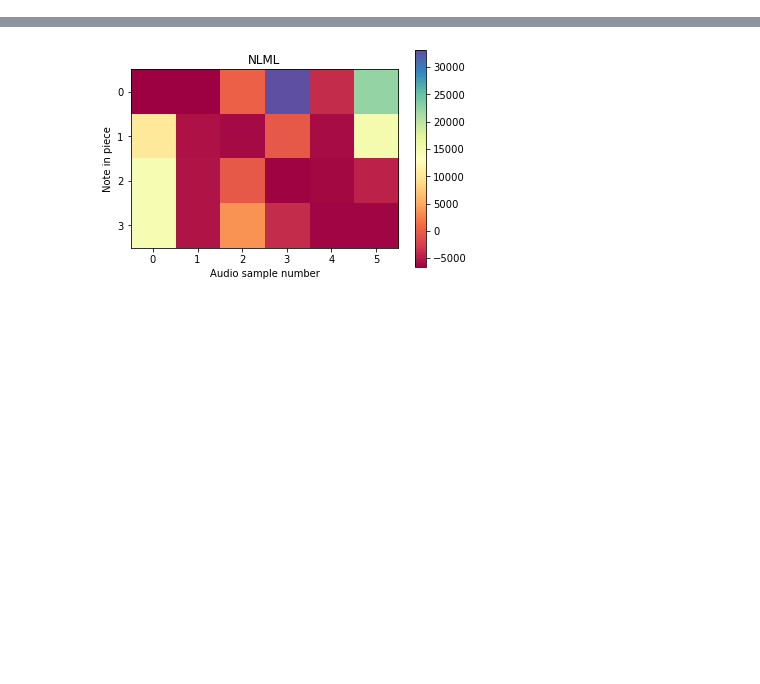
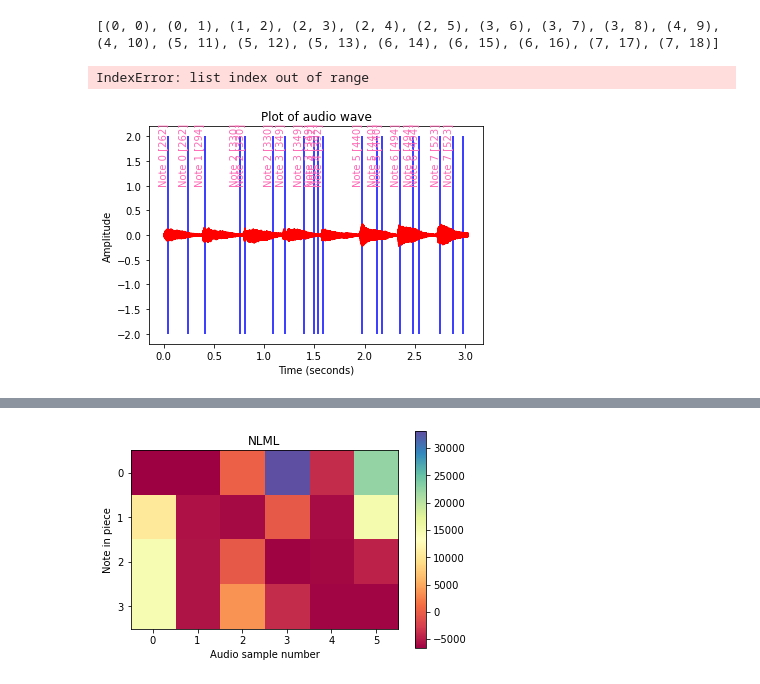
Before and after one commit to josephinecowley/Score-follower, a Jupyter notebook: GP_models/DTW.ipynb, the cells around one changed output, grey strips where cells are left out. Cells and saved outputs as stored; diff of their text form; code cells hidden in the pictures; blank space fills up the shorter version.

```diff
--- a/GP_models/DTW.ipynb
+++ b/GP_models/DTW.ipynb
@@ -37,12 +37,21 @@ scale frequencies:  [[262], [294], [330], [349], [392], [440], [494], [523]]
 # %%
 def oltw(sample_data, scale, time_samples):
-    note_num, audio_num = 0, 0
+    note_num, audio_num = 0, -1
     path = []
-    for sample in sample_data:
+    for sample in sample_data[:-2]:
         min_val = np.inf
         current_notes_prob = helper.stable_nlml(time_samples=time_samples, Y=sample,  f=scale[note_num])
-        next_notes_prob = helper.stable_nlml(time_samples=time_samples, Y=sample,  f=scale[note_num+1])
-        next_next_notes_prob = helper.stable_nlml(time_samples=time_samples, Y=sample,  f=scale[note_num+2])
+
+        if (note_num != len(scale)-2) and (note_num != len(scale) - 1):
+            next_notes_prob = helper.stable_nlml(time_samples=time_samples, Y=sample,  f=scale[note_num+1])
+            next_next_notes_prob = helper.stable_nlml(time_samples=time_samples, Y=sample,  f=scale[note_num+2])
+        elif note_num ==len(scale)-2:
+            next_notes_prob = helper.stable_nlml(time_samples=time_samples, Y=sample,  f=scale[note_num+1])
+            next_next_notes_prob = np.inf
+        else:
+            next_notes_prob = np.inf
+            next_next_notes_prob = np.inf
+
         if current_notes_prob < min_val:
             # Hasn't moved on
             min_val = current_notes_prob
@@ -59,4 +68,4 @@ def oltw(sample_data, scale, time_samples):
         path.append(step)
     return path
 
-print(oltw(sample_data, scale, time_samples))
+path = oltw(sample_data, scale, time_samples)
@@ -63,3 +278,19 @@ print(oltw(sample_data, scale, time_samples))
+# %%
+print(path)
+sample_rate, data = wav.read(link)
+audio_duration = len(data)/sample_rate
+time_samples = np.linspace(0, audio_duration, len(data))
+helper.plot_audio(time_samples, data)
+
+for i, time in enumerate(onset_times):
+    plt.vlines(time , ymin=-
+                       2, ymax=2, colors='blue', zorder=2)
+    note = path[i][0]
+    plt.text(time, 1, f'Note {note} {scale[note]}', color='#FF69B4', ha='right', va='bottom', rotation=90)
+# %% [output]
+[(0, 0), (0, 1), (1, 2), (2, 3), (2, 4), (2, 5), (3, 6), (3, 7), (3, 8), (4, 9), (4, 10), (5, 11), (5, 12), (5, 13), (6, 14), (6, 15), (6, 16), (7, 17), (7, 18)]
+IndexError: list index out of range
+[figure, added]
 # %%
 def lml_table(sample_data, scale):
     for i, sample in enumerate(sample_data):
```
Also changed, not shown: parts of 5 cells of this notebook.
